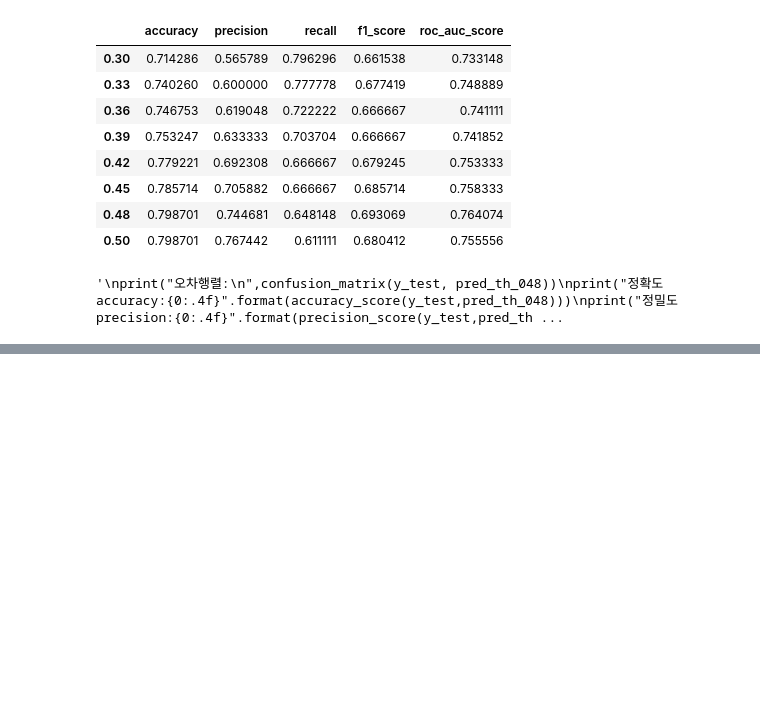
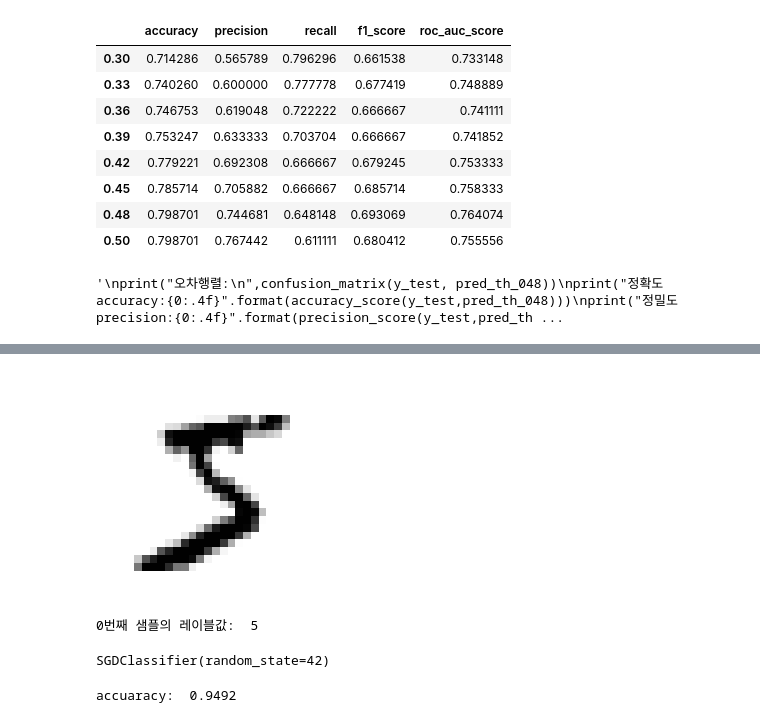
Before and after one commit to jerry-ryu/ML_beginning, a Jupyter notebook: 3.Classification.ipynb, the cells around one changed output, grey strips where cells are left out. Cells and saved outputs as stored; diff of their text form; code cells hidden in the pictures; blank space fills up the shorter version.

```diff
--- a/3.Classification.ipynb
+++ b/3.Classification.ipynb
@@ -496,0 +495,5 @@ pred_th_048.shape
+# %%
+# mnist 데이터 내려받기
+from sklearn.datasets import fetch_openml
+mnist = fetch_openml('mnist_784', version=1)
+mnist.keys()
@@ -496,0 +506,11 @@ pred_th_048.shape
+# %%
+X, y = mnist['data'], mnist['target']
+print('X.shape: ',X.shape) # 데이터의 크기
+print('X type: ', type(X)) # 데이터의 타입
+print('X info: ', X.info()) # 데이터의 정보
+print()
+print('y.shape: ',y.shape) # 레이블의 크기
+print('y type: ', type(y)) # 데이터의 타입
+print('y info: ', y.describe()) # 레이블의 정보
+
+# 784개의 특성(28*28 image), 70000개의 샘플, 이미지 샘플이므로 각각의 픽셀은 0~255의 값을 가진다.
@@ -496,0 +566,16 @@ pred_th_048.shape
+# %%
+# 샘플 하나의 이미지 출력
+
+import matplotlib as mpl
+import matplotlib.pyplot as plt
+
+some_digit = X.iloc[0,:].values # 첫번째 샘플
+some_digit_image = some_digit.reshape(28,28) # 28*28 이미지로 reshape, reshape는 ndarray의 메서드
+
+plt.imshow(some_digit_image, cmap = 'binary')
+plt.axis("off")
+plt.show()
+print('0번째 샘플의 레이블값: ',y[0])
+# %% [output]
+[figure, added]
+0번째 샘플의 레이블값:  5
@@ -496,0 +593,16 @@ pred_th_048.shape
+# %%
+# 확률적 경사 하강법으로 이진분류기 훈련
+from sklearn.linear_model import SGDClassifier
+
+sgd_clf = SGDClassifier(random_state = 42)
+sgd_clf.fit(X_train, y_train_5)
+# %% [output]
+SGDClassifier(random_state=42)
+# %%
+# accuracy score로 SGDClassifier 평가하기
+from sklearn.metrics import accuracy_score
+pred = sgd_clf.predict(X_test)
+
+print("accuaracy: ", accuracy_score(y_test_5,pred))
+# %% [output]
+accuaracy:  0.9492
```
Also changed, not shown: parts of 16 cells of this notebook.
